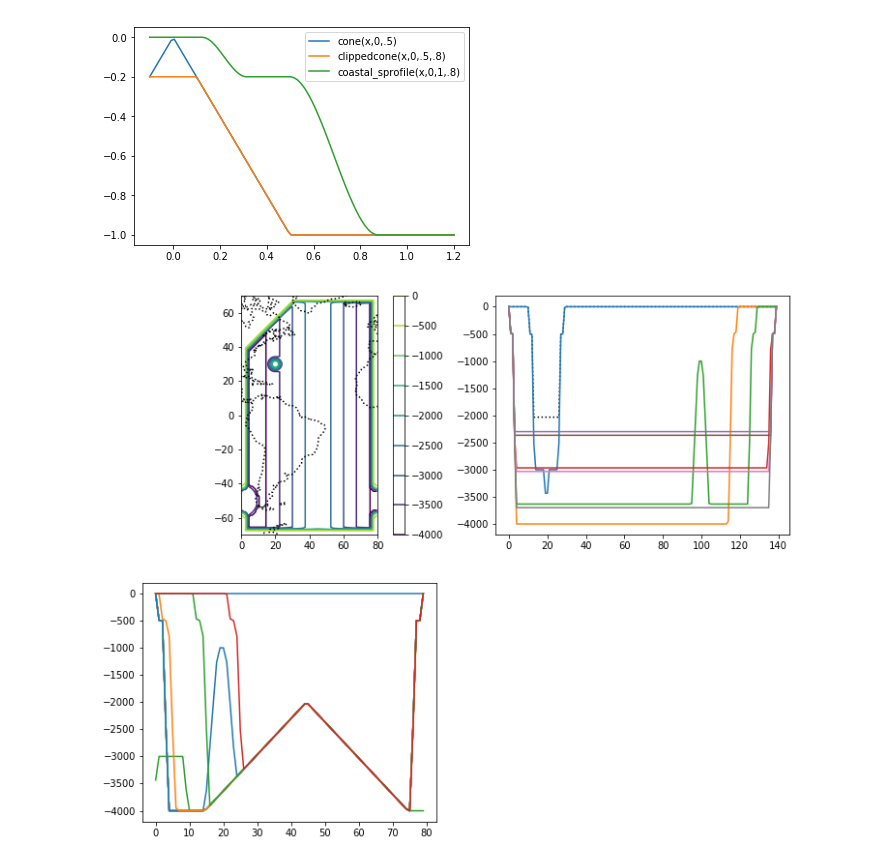
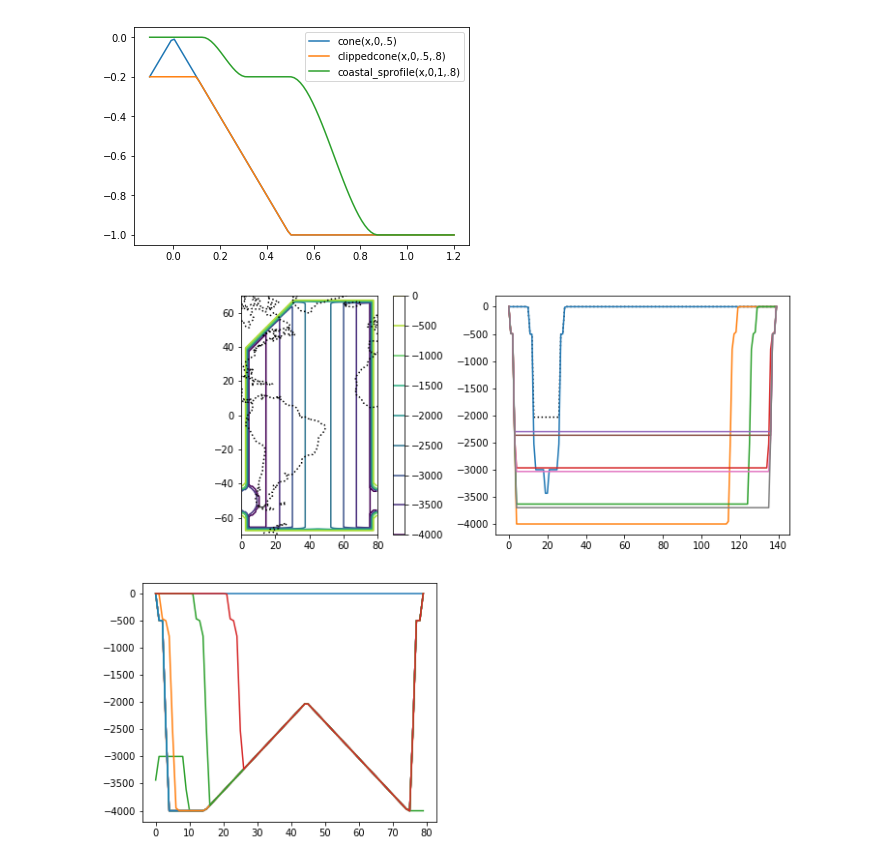
Before and after one commit to ocean-eddy-cpt/NeverWorld2, a Jupyter notebook: NeverWorld2.ipynb, the cells around one changed output. Cells and saved outputs as stored; diff of their text form; code cells hidden in the pictures.

Commit message:
Removed seamount

```diff
--- a/NeverWorld2.ipynb
+++ b/NeverWorld2.ipynb
@@ -102,32 +102,32 @@ T = topo(140, 80, dlon=80, dlat=140, lat0=-70, D=D0)
 T.add_NS_coast(0, -40, 90, cw, cd)
 T.add_NS_coast(80, -40, 90, cw, cd)
 T.add_NS_coast(0, -90, -60, cw, cd)
 T.add_NS_coast(80, -90, -60, cw, cd)
 T.add_EW_coast(-360, 360, -70, cw, cd)
 T.add_EW_coast(-360, 360, 70, cw, cd)
 T.add_angled_coast(-40, 40, cw, cd)
 T.add_circular_ridge(0, -50, 5, 5, 1000)
 T.add_NS_ridge(45, -90, 90, 30, D0/2)
-T.add_circular_ridge(20, 30, 0, 5, 3000)
+# T.add_circular_ridge(20, 30, 0, 5, 3000) # Seamount?
 
 plt.figure(figsize=(12,10))
 ax = plt.subplot(2,2,1)
 plt.contour(T.xc, T.yc, T.z, levels=numpy.arange(-D0,1,500))
 plt.colorbar()
 
 # Draw coastlines in NeverWorld2 space (i.e. offset in longitude)
 for geo in cartopy.feature.COASTLINE.geometries():
     for g in geo:
         x,y = zip(*list(g.coords))
         plt.plot(numpy.array(x)-Atlantic_lon_offset,y, 'k:')
 ax.set_xlim(NW2_lonW, NW2_lonE)
 ax.set_ylim(NW2_latS, NW2_latN)
 ax.set_aspect('equal')
 
 plt.subplot(2,2,2)
 plt.plot( T.z.max(axis=1), 'k:')
 plt.plot( T.z[:,::10]);
 plt.subplot(2,2,3)
 plt.plot( T.z[::10,:].T);
 # %% [output]
-[figure, old version]
+[figure, new version]
```
